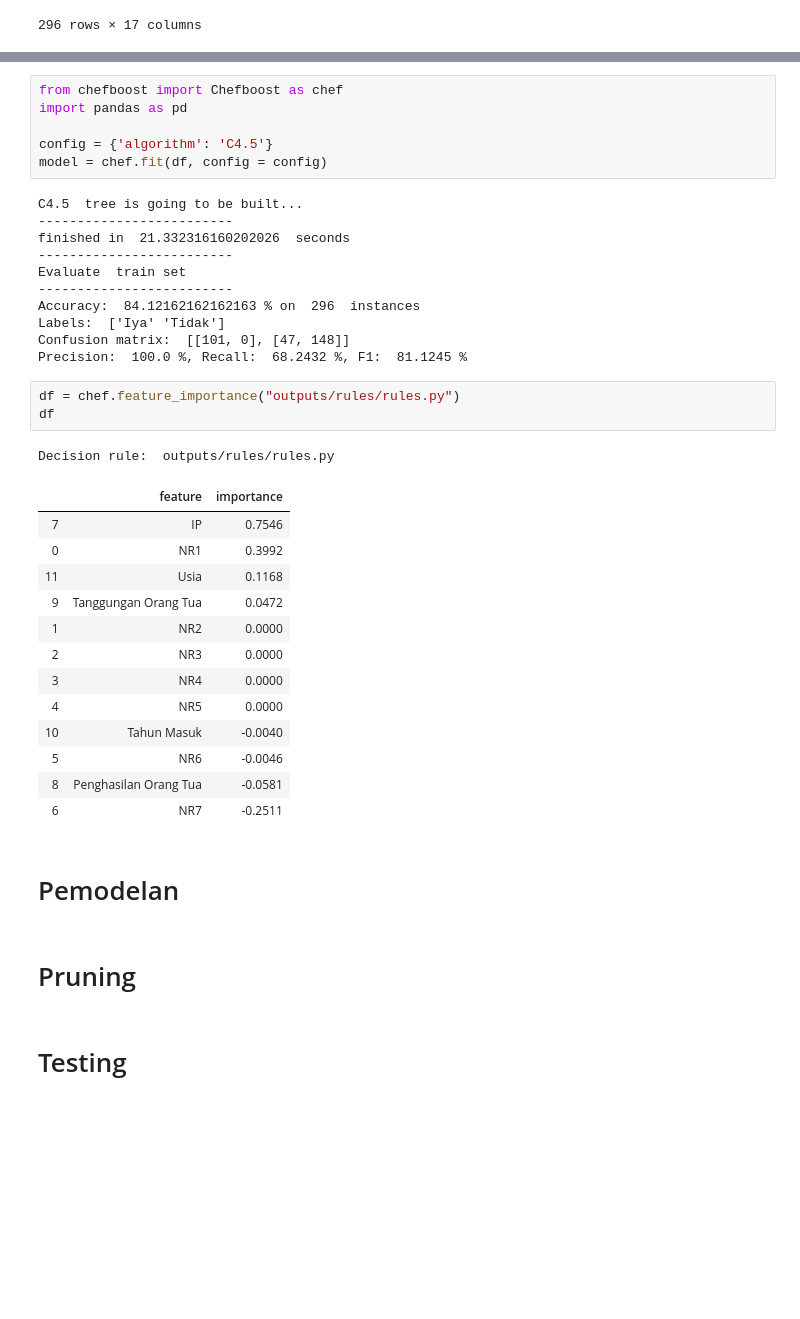
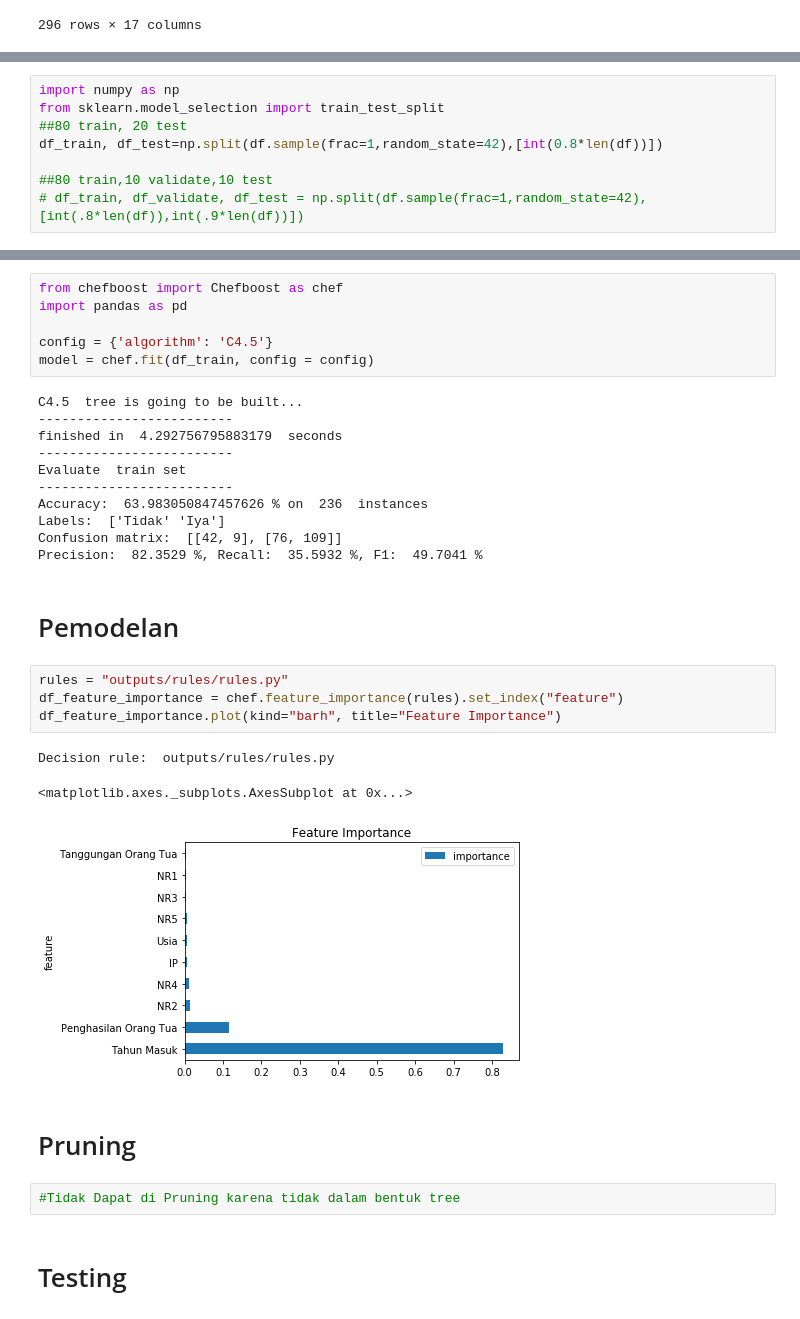
Before and after one commit to afdi11/RekomendasiBeasiswa, a Jupyter notebook: C45/Untitled.ipynb, the cells around one changed output, grey strips where cells are left out. Saved outputs shown, nothing was run; the diff lists cells and outputs as text; blank space fills up the shorter version.

```diff
--- a/C45/Untitled.ipynb
+++ b/C45/Untitled.ipynb
@@ -121,0 +133,8 @@ df
+# %%
+import numpy as np
+from sklearn.model_selection import train_test_split
+##80 train, 20 test
+df_train, df_test=np.split(df.sample(frac=1,random_state=42),[int(0.8*len(df))])
+
+##80 train,10 validate,10 test
+# df_train, df_validate, df_test = np.split(df.sample(frac=1,random_state=42),[int(.8*len(df)),int(.9*len(df))])
@@ -124,39 +163,31 @@ from chefboost import Chefboost as chef
 import pandas as pd
 
 config = {'algorithm': 'C4.5'}
-model = chef.fit(df, config = config)
+model = chef.fit(df_train, config = config)
 # %% [output]
 C4.5  tree is going to be built...
 -------------------------
-finished in  21.332316160202026  seconds
+finished in  4.292756795883179  seconds
 -------------------------
 Evaluate  train set
 -------------------------
-Accuracy:  84.12162162162163 % on  296  instances
-Labels:  ['Iya' 'Tidak']
-Confusion matrix:  [[101, 0], [47, 148]]
-Precision:  100.0 %, Recall:  68.2432 %, F1:  81.1245 %
+Accuracy:  63.983050847457626 % on  236  instances
+Labels:  ['Tidak' 'Iya']
+Confusion matrix:  [[42, 9], [76, 109]]
+Precision:  82.3529 %, Recall:  35.5932 %, F1:  49.7041 %
-# %%
-df = chef.feature_importance("outputs/rules/rules.py")
-df
-# %% [output]
-Decision rule:  outputs/rules/rules.py
-|  | feature | importance |
-| 7 | IP | 0.7546 |
-| 0 | NR1 | 0.3992 |
-| 11 | Usia | 0.1168 |
-| 9 | Tanggungan Orang Tua | 0.0472 |
-| 1 | NR2 | 0.0000 |
-| 2 | NR3 | 0.0000 |
-| 3 | NR4 | 0.0000 |
-| 4 | NR5 | 0.0000 |
-| 10 | Tahun Masuk | -0.0040 |
-| 5 | NR6 | -0.0046 |
-| 8 | Penghasilan Orang Tua | -0.0581 |
-| 6 | NR7 | -0.2511 |
 # %% [markdown]
 # Pemodelan
+# %%
+rules = "outputs/rules/rules.py"
+df_feature_importance = chef.feature_importance(rules).set_index("feature")
+df_feature_importance.plot(kind="barh", title="Feature Importance")
+# %% [output]
+Decision rule:  outputs/rules/rules.py
+<matplotlib.axes._subplots.AxesSubplot at 0x...>
+[figure, added]
 # %% [markdown]
 # Pruning
+# %%
+#Tidak Dapat di Pruning karena tidak dalam bentuk tree
 # %% [markdown]
 # Testing
```
Also changed, not shown: parts of 7 cells of this notebook, 5 other files.
